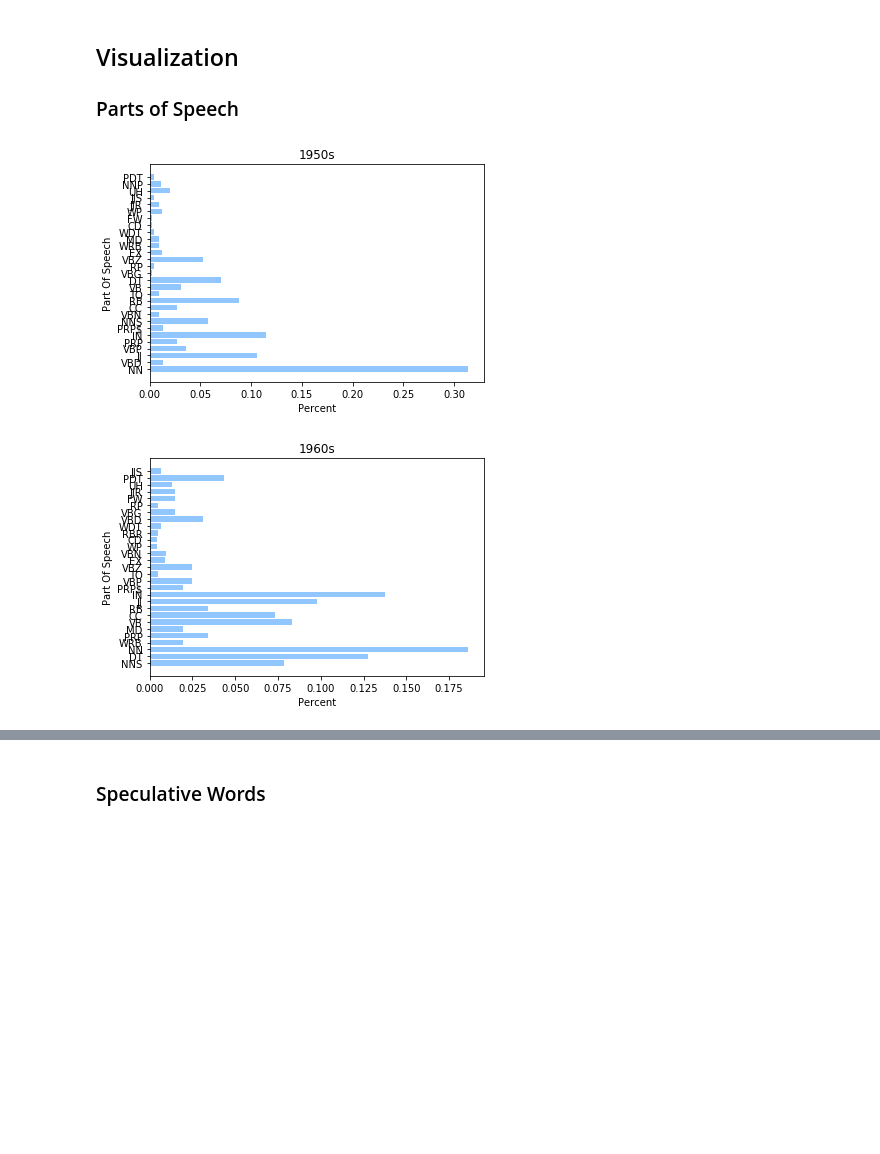
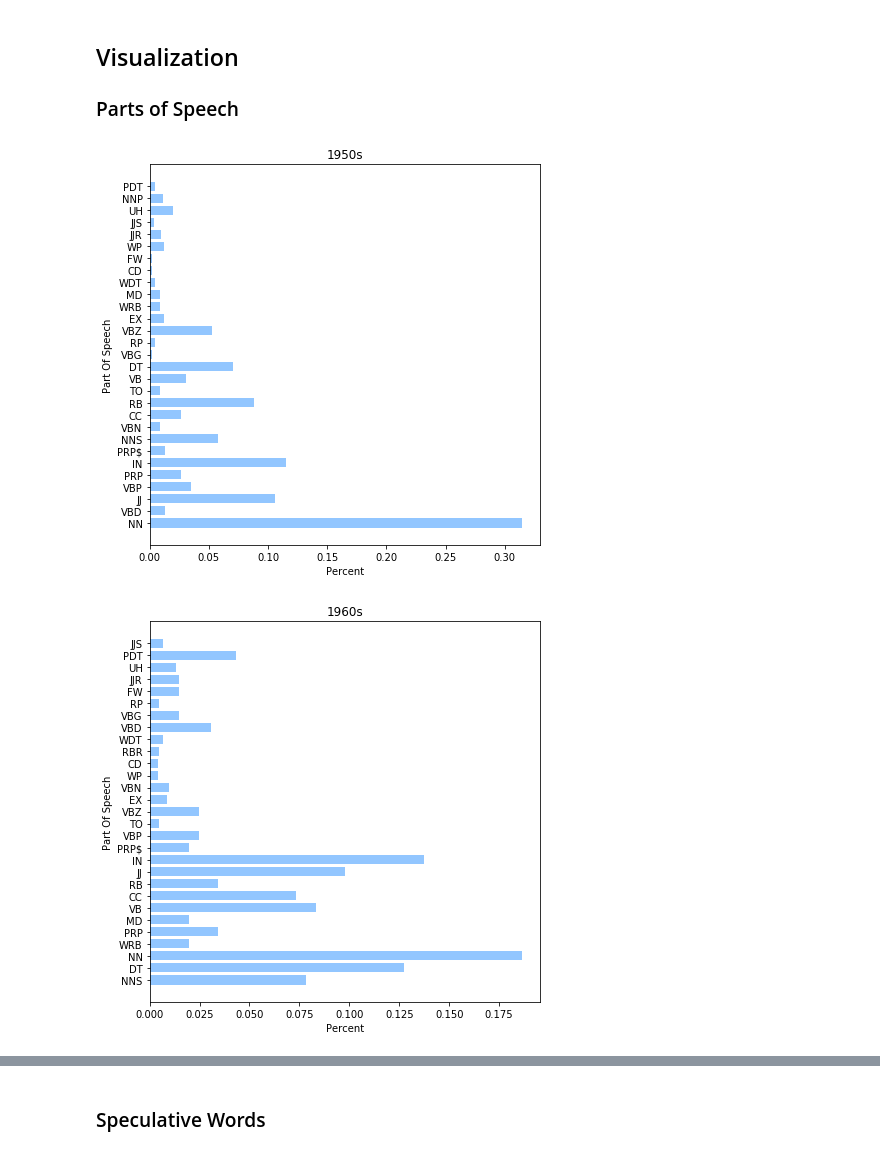
Before and after one commit to eunice-chan/DH_PROJ_Billboard, a Jupyter notebook: Billboard100 Data Exploration.ipynb, the cells around one changed output, grey strips where cells are left out. Cells and saved outputs as stored; diff of their text form; code cells hidden in the pictures; blank space fills up the shorter version.

```diff
--- a/Billboard100 Data Exploration.ipynb
+++ b/Billboard100 Data Exploration.ipynb
@@ -445,12 +448,13 @@ len_unique_no_stop_percent = len_unique_no_stop/music["Avg Word Count"]
 ### Parts of Speech
 # %%
 for decade in decade_pos:
+    plt.figure(figsize=(7,7))
     plt.title(decade)
     plt.barh(list(decade_pos[decade].keys()), list(decade_pos[decade].values()))
     plt.ylabel("Part Of Speech")
     plt.xlabel("Percent")
+    #plt.savefig("img/"+decade+"pos.tiff")
     plt.show();
-    #plt.savefig(decade+"pos.tiff");
 # %% [output]
-[figure, old version]
+[figure, new version]
-[figure, old version]
+[figure, new version]
```
Also changed, not shown: parts of 23 cells of this notebook, 44 other files.
